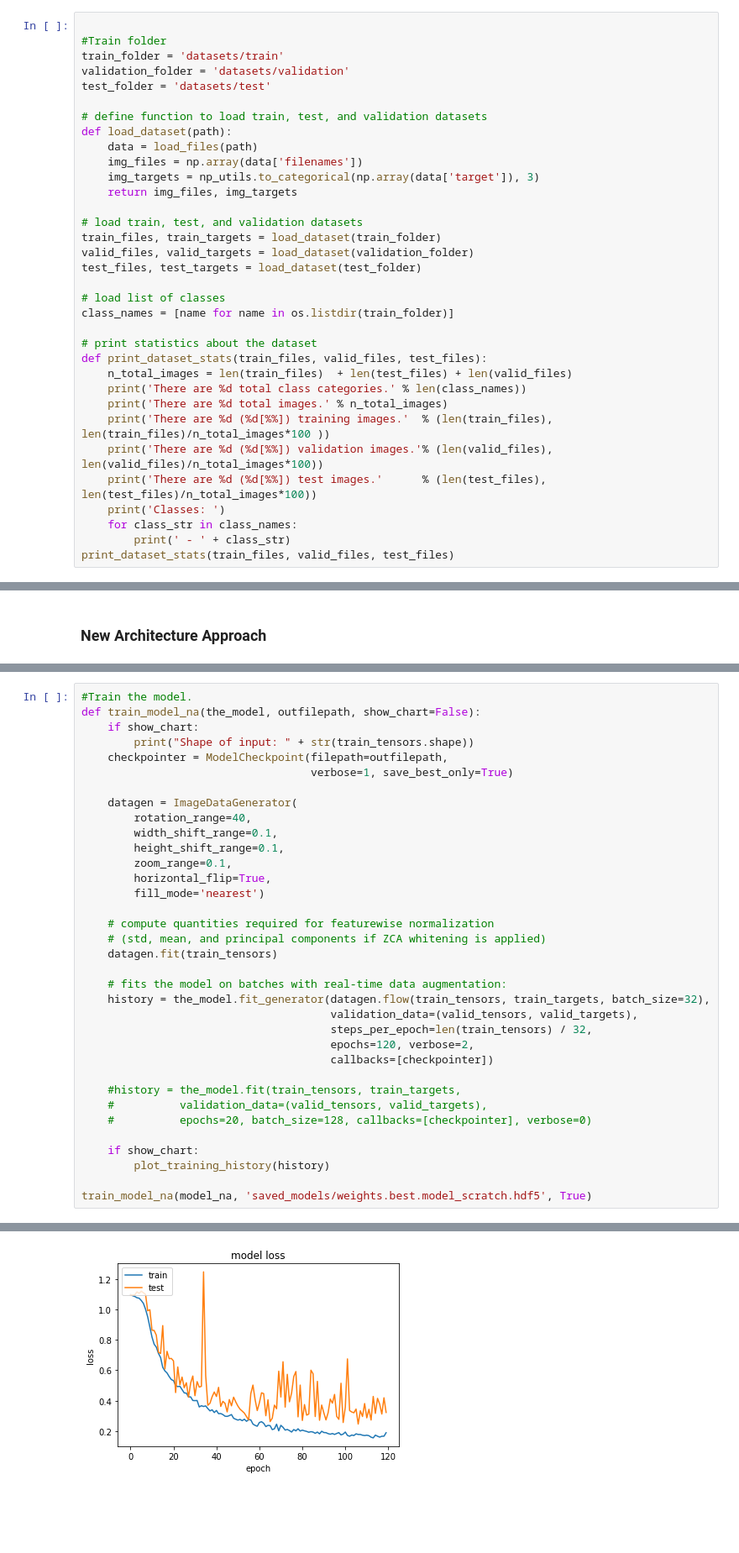
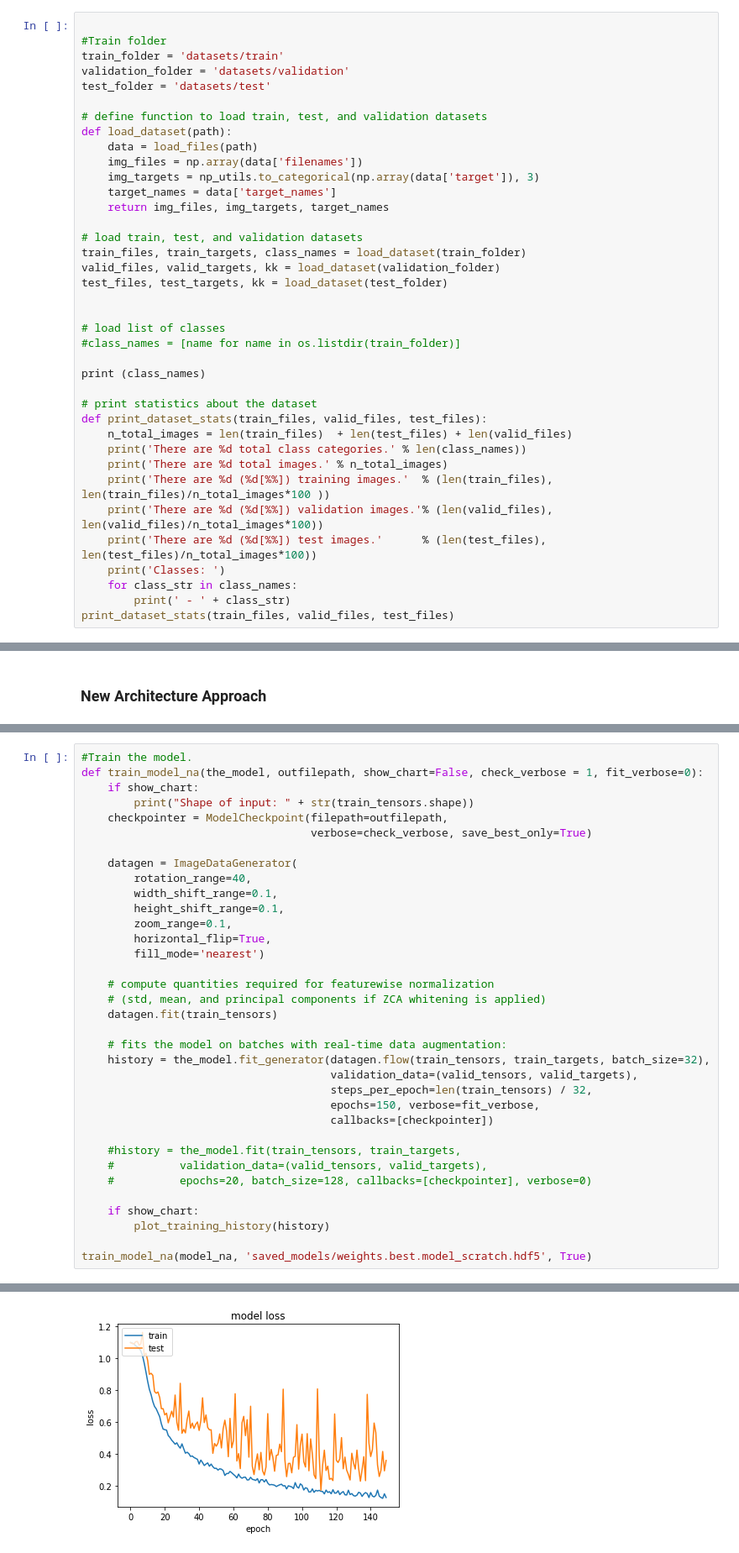
Before and after one commit to juanneilson/machine-learning, a Jupyter notebook: projects/capstone/Cachipun.ipynb, the cells around one changed output, grey strips where cells are left out. Shown at 84% size. Cells and saved outputs as stored; diff of their text form; blank space fills up the shorter version.

```diff
--- a/projects/capstone/Cachipun.ipynb
+++ b/projects/capstone/Cachipun.ipynb
@@ -45,15 +45,19 @@ def load_dataset(path):
     data = load_files(path)
     img_files = np.array(data['filenames'])
     img_targets = np_utils.to_categorical(np.array(data['target']), 3)
-    return img_files, img_targets
+    target_names = data['target_names']
+    return img_files, img_targets, target_names
 
 # load train, test, and validation datasets
-train_files, train_targets = load_dataset(train_folder)
-valid_files, valid_targets = load_dataset(validation_folder)
-test_files, test_targets = load_dataset(test_folder)
+train_files, train_targets, class_names = load_dataset(train_folder)
+valid_files, valid_targets, kk = load_dataset(validation_folder)
+test_files, test_targets, kk = load_dataset(test_folder)
+
 
 # load list of classes
-class_names = [name for name in os.listdir(train_folder)]
+#class_names = [name for name in os.listdir(train_folder)]
+
+print (class_names)
 
 # print statistics about the dataset
 def print_dataset_stats(train_files, valid_files, test_files):
@@ -304,11 +283,11 @@ Non-trainable params: 0.0
 _________________________________________________________________
 # %%
 #Train the model.
-def train_model_na(the_model, outfilepath, show_chart=False):
+def train_model_na(the_model, outfilepath, show_chart=False, check_verbose = 1, fit_verbose=0):
     if show_chart:
         print("Shape of input: " + str(train_tensors.shape))
     checkpointer = ModelCheckpoint(filepath=outfilepath,
-                                   verbose=1, save_best_only=True)
+                                   verbose=check_verbose, save_best_only=True)
 
     datagen = ImageDataGenerator(
         rotation_range=40,
@@ -326,7 +305,7 @@ def train_model_na(the_model, outfilepath, show_chart=False):
     history = the_model.fit_generator(datagen.flow(train_tensors, train_targets, batch_size=32),
                                       validation_data=(valid_tensors, valid_targets),
                                       steps_per_epoch=len(train_tensors) / 32,
-                                      epochs=120, verbose=2,
+                                      epochs=150, verbose=fit_verbose,
                                       callbacks=[checkpointer])
 
     #history = the_model.fit(train_tensors, train_targets,
@@ -359 +338 @@ Epoch 00119: val_loss did not improve
-[figure, old version]
+[figure, new version]
```
Also changed, not shown: parts of 21 cells of this notebook, 16 other files.
